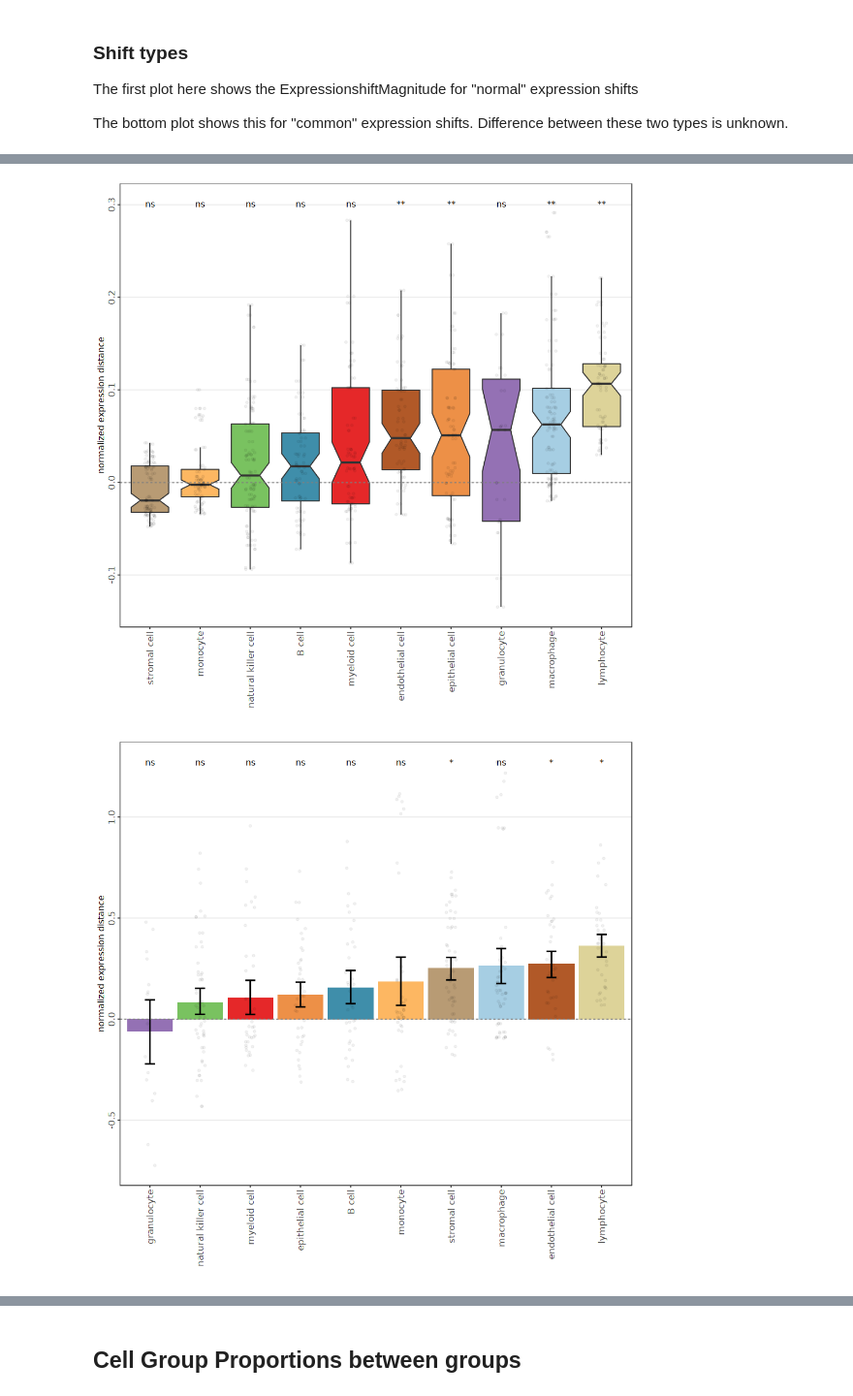
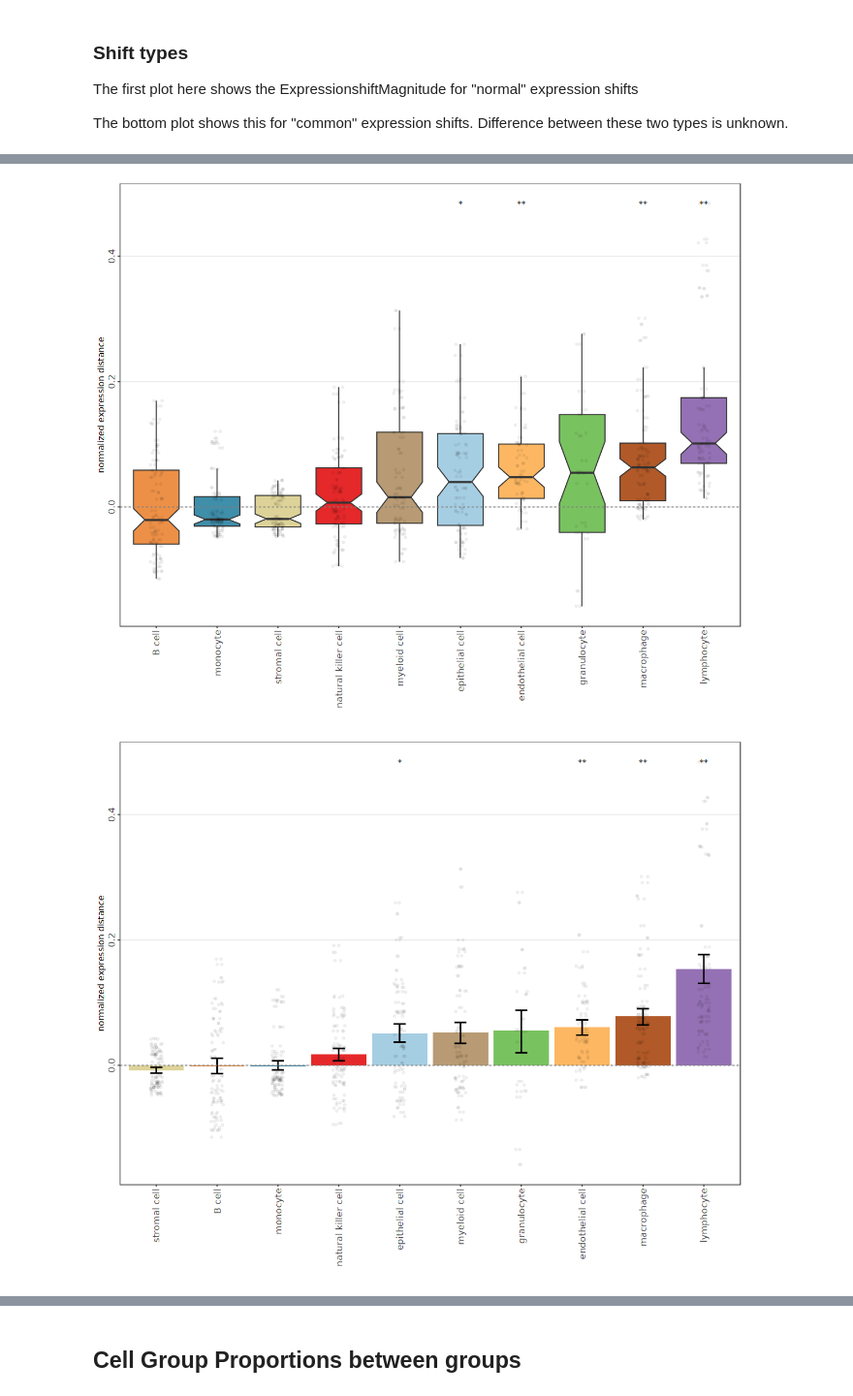
Before and after one commit to Christian-Heyer/cacoa_snake, a Jupyter notebook: cacoa_report.r.ipynb, the cells around one changed output, grey strips where cells are left out. Shown at 97% size. Cells and saved outputs as stored; diff of their text form; code cells hidden in the pictures.

```diff
--- a/cacoa_report.r.ipynb
+++ b/cacoa_report.r.ipynb
@@ -1,9 +1,13 @@
 # %%
+system("type R")
 library(cacoa)
 library(Seurat)
 library(magrittr)
 library(cowplot)
 library(ggplot2)
+library(igraph)
+library(svglite)
+library(enrichplot)
 options(repr.plot.width=12, repr.plot.height=10,
         jupyter.plot_scale = 1,repr.plot.res = 100)
 Sys.setenv(https_proxy='http://www-int.dkfz-heidelberg.de:80')
@@ -11,9 +15,16 @@ Sys.setenv(http_proxy='http://www-int.dkfz-heidelberg.de:80')
 if (exists("snakemake")) {
     cao_input <- snakemake@input[["cacoa_processed"]]
     repermute <- snakemake@params[["permute"]]
+    plot_path <- snakemake@params[["plot_path"]]
+    save_plots <- snakemake@config[["save_plots"]]
     threads <- snakemake@threads
 } else {
-    cao_input <- "/omics/odcf/analysis/OE0228_projects/VascularAging/rna_sequencing/public_scrnaseq/adams_et_al/processed_cao.RDS.gz"
+    cao_input <- "/omics/odcf/analysis/OE0228_projects/VascularAging/rna_sequencing/public_scrnaseq/TabularMuris/processed_cao.RDS.gz"
     #cao_input <-  file.path(base_fp, "processed_cao.RDS.gz")
     repermute <- F
+    plot_path <- "/omics/odcf/analysis/OE0228_projects/VascularAging/rna_sequencing/public_scrnaseq/TabularMuris/plots"
+    save_plots <- FALSE
 }
+
+
+#relevel(cao_obj$sample.groups,"young")
@@ -31,0 +57,8 @@ cao_obj <- readRDS(cao_input)
+# %%
+cao_obj <- readRDS(cao_input)
+
+cao_obj$sample.groups.palette <- c( young = "#FC8D59",
+      aged = "#A0A0A4")
+group_colors <- c( young = "#FC8D59",
+      aged = "#A0A0A4")
+cao_obj$plot.theme <- theme_bw()
@@ -90,0 +131,7 @@ plot without title
+# %%
+cao_obj$plot.theme <- theme_bw()
+joint_expression_dist <- cao_obj$plotExpressionDistance(joint = T, show.significance = T )
+if (save_plots) {
+    ggsave("joint_expression_dist.svg", joint_expression_dist, path = plot_path, width = 6, height =8)
+}
+joint_expression_dist
@@ -132,9 +175,9 @@ cao_obj$plotExpressionShiftMagnitudes(type='bar',show.pvalues = "adjusted",shift
 # %%
 cao_obj$plotExpressionShiftMagnitudes()
 # %% [output]
-[figure, old version]
+[figure, new version]
 # %%
-cao_obj$plotExpressionShiftMagnitudes(shift.type = "common",
+cao_obj$plotExpressionShiftMagnitudes(show.pvalues = "adjusted",
                                         show.jitter=TRUE, type='bar')
 # %% [output]
-[figure, old version]
+[figure, new version]
```
Also changed, not shown: parts of 50 cells of this notebook, 20 other files.
